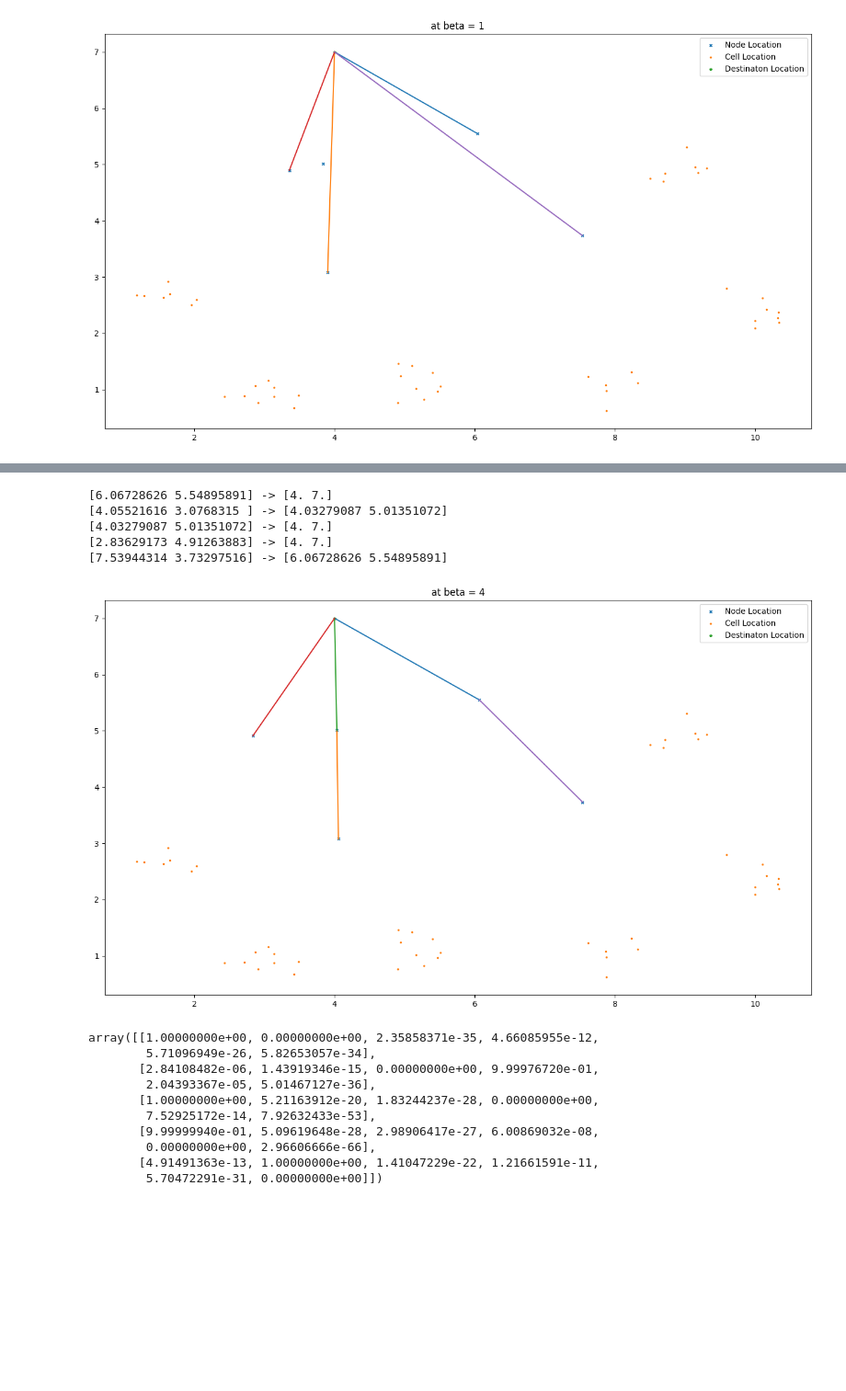
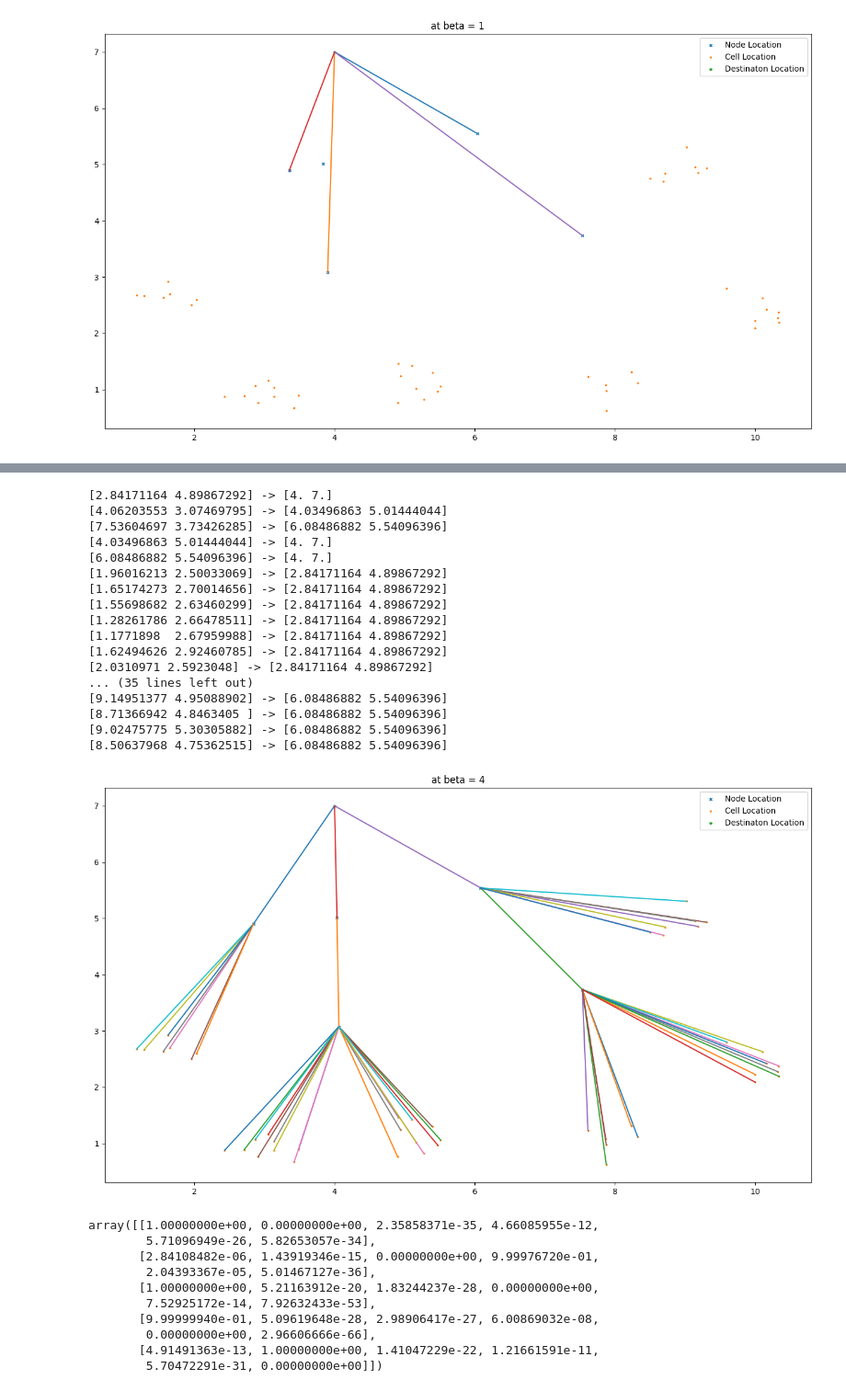
Before and after one commit to muskap/ParaMDP, a Jupyter notebook: Small_cell_net_paperModel_matricized_v2.ipynb, the cells around one changed output, grey strips where cells are left out. Shown at 92% size. Cells and saved outputs as stored; diff of their text form; code cells hidden in the pictures; blank space fills up the shorter version.

Commit message:
modified annealed policy and parameter optimization function to use Q ang G fixed points as initializations for next beta. updated plotting function.

```diff
--- a/Small_cell_net_paperModel_matricized_v2.ipynb
+++ b/Small_cell_net_paperModel_matricized_v2.ipynb
@@ -698,7 +698,7 @@ Until Convergence
 2. Fixing the updated policy, optimize parameters using gradient descent.
 # %%
 #define the policy and parameteroptimization routine here..
-def optimizePolicyNParams(model:SmallCellNet, gamma:float, beta:float, epsilon:float, n_iters:int, n_iters_qi:int, gd_iters:int, n_iters_gi:int, allow_print = True, reward2cost:int=-1):
+def optimizePolicyNParams(model:SmallCellNet, gamma:float, beta:float, epsilon:float, n_iters:int, n_iters_qi:int, gd_iters:int, n_iters_gi:int, allow_print = True, reward2cost:int=-1, aux_params:dict=None):
     '''
     function to optimize the poliy and parameters via alternating QIteration and parameter optimization via GIteration
     params:
@@ -721,9 +721,14 @@ def optimizePolicyNParams(model:SmallCellNet, gamma:float, beta:float, epsilon:f
     norm = [];
 
     #go ahead and directly start the alternating optimization iterations
-    Q_prev = np.zeros(shape = (*model.state_space_shape(), *model.act_space_shape()))
-    # V_QI = np.zeros(shape = (*model.state_space_shape(), *model.act_space_shape()));
-    V_GI = np.zeros(shape = (*model.state_space_shape(), model.parameters().shape[0]));
+    if(aux_params != None):
+        Q_prev = aux_params['Q'];
+        V_GI = aux_params['G'];
+    else:
+        Q_prev = np.zeros(shape = (*model.state_space_shape(), *model.act_space_shape()))
+        # V_QI = np.zeros(shape = (*model.state_space_shape(), *model.act_space_shape()));
+        V_GI = np.zeros(shape = (*model.state_space_shape(), model.parameters().shape[0]));
+
     for iter in range(n_iters):
 
         #for each iterations, firstly,  for the present model parametrs and the given beta..
@@ -750,6 +755,8 @@ def optimizePolicyNParams(model:SmallCellNet, gamma:float, beta:float, epsilon:f
     #finally return the optimal converged policy and the training parameters, optimized model parameters have already been updated on the model
     train_params['norm_diff'] = norm_diff;
     train_params['norm'] = norm;
+    train_params['Q'] = Q;
+    train_params['G'] = V_GI;
 
     return [finalPol, train_params];
 # %% [markdown]
@@ -793,6 +800,10 @@ def optimizePolicyNParams_annealed(model:SmallCellNet, gamma:float, beta_init:fl
     #direstly go ahead and start the iterations
     beta = beta_init; #initilize annealing temperature to initial value
     #start the iterations
+    Q = np.zeros(shape = (*model.state_space_shape(), *model.act_space_shape()))
+    # V_QI = np.zeros(shape = (*model.state_space_shape(), *model.act_space_shape()));
+    G = np.zeros(shape = (*model.state_space_shape(), model.parameters().shape[0]));
+
     while beta < beta_max:
 
         if(allow_print):
@@ -800,7 +811,11 @@ def optimizePolicyNParams_annealed(model:SmallCellNet, gamma:float, beta_init:fl
 
         #determine the optimal policy and parameters for the given beta
         [finalPol, train_params] = optimizePolicyNParams(model, gamma = gamma, beta = beta, epsilon=epsilon, n_iters=n_iters,
-        n_iters_qi=n_iters_qi, gd_iters=gd_iters, n_iters_gi=n_iters_gi, allow_print=allow_print, reward2cost=reward2cost);
+        n_iters_qi=n_iters_qi, gd_iters=gd_iters, n_iters_gi=n_iters_gi, allow_print=allow_print, reward2cost=reward2cost,
+        aux_params={'Q': Q, 'G': G});
+
+        Q = train_params['Q'];
+        G = train_params['G'];
 
         #with the optimal policy and optimal parameters determined perturb the optimal parameters for optimization at next beta
         #get the model parameters
@@ -819,7 +834,7 @@ def optimizePolicyNParams_annealed(model:SmallCellNet, gamma:float, beta_init:fl
 # %% [markdown]
 ### Function for plotting results
 # %%
-def plotPolicy(model:SmallCellNet, fp, title:str):
+def plotPolicy(model:SmallCellNet, fp, title:str, plotNodes:bool=False):
 
     #plot the nodepoints first
     plt.figure(figsize=(16,9))
@@ -829,9 +844,14 @@ def plotPolicy(model:SmallCellNet, fp, title:str):
     plt.legend();
 
     #now go ahead and plot the connections from the cell one cell location to next cell/destination location
-    for i in range(model.f):
-        plt.plot([model.cellLocations[i,0], model.X[np.argmax(fp[i+1]), 0]], [model.cellLocations[i,1], model.X[np.argmax(fp[i+1]), 1]]);
-        print(f'{model.cellLocations[i]} -> {model.X[np.argmax(fp[i+1])]}');
+    if(plotNodes):
+        end = model.n + model.f+1;
+    else:
+        end = model.f+1;
+
+    for i in range(1, end):
+        plt.plot([model.X[i,0], model.X[np.argmax(fp[i]), 0]], [model.X[i,1], model.X[np.argmax(fp[i]), 1]]);
+        print(f'{model.X[i]} -> {model.X[np.argmax(fp[i])]}');
 
     plt.title(title);
 # %%
@@ -1024,6 +1059,6 @@ array([  0.,   0.,   0.,   0.,   0.,   0.,  -8., -14.,   0.,   0.])
 # %% [markdown]
 0.001011
 # %%
-finalPol = optimizePolicyNParams_annealed(smallcell1, gamma = 0.9, beta_init = 1.001, beta_max= 4, beta_grow=0.01, sigma=0.01,
+finalPol = optimizePolicyNParams_annealed(smallcell1, gamma = 0.9, beta_init = 0.001, beta_max= 4, beta_grow=0.01, sigma=0.01,
 epsilon=0.0001, n_iters=50, n_iters_qi=201, gd_iters=200, n_iters_gi=500, allow_print=True, reward2cost=1);
 # %% [output]
@@ -1062,12 +1097,24 @@ array([6.06728626, 5.54895891, 4.05521616, 3.0768315 , 4.03279087,
 # %%
-plotPolicy(smallcell1, finalPol, 'at beta = 4');
+plotPolicy(smallcell1, finalPol, 'at beta = 4', plotNodes=True);
 # %% [output]
-[6.06728626 5.54895891] -> [4. 7.]
-[4.05521616 3.0768315 ] -> [4.03279087 5.01351072]
-[4.03279087 5.01351072] -> [4. 7.]
-[2.83629173 4.91263883] -> [4. 7.]
-[7.53944314 3.73297516] -> [6.06728626 5.54895891]
+[2.84171164 4.89867292] -> [4. 7.]
+[4.06203553 3.07469795] -> [4.03496863 5.01444044]
+[7.53604697 3.73426285] -> [6.08486882 5.54096396]
+[4.03496863 5.01444044] -> [4. 7.]
+[6.08486882 5.54096396] -> [4. 7.]
+[1.96016213 2.50033069] -> [2.84171164 4.89867292]
+[1.65174273 2.70014656] -> [2.84171164 4.89867292]
+[1.55698682 2.63460299] -> [2.84171164 4.89867292]
+[1.28261786 2.66478511] -> [2.84171164 4.89867292]
+[1.1771898  2.67959988] -> [2.84171164 4.89867292]
+[1.62494626 2.92460785] -> [2.84171164 4.89867292]
+[2.0310971 2.5923048] -> [2.84171164 4.89867292]
+... (35 lines left out)
+[9.14951377 4.95088902] -> [6.08486882 5.54096396]
+[8.71366942 4.8463405 ] -> [6.08486882 5.54096396]
+[9.02475775 5.30305882] -> [6.08486882 5.54096396]
+[8.50637968 4.75362515] -> [6.08486882 5.54096396]
-[figure, old version]
+[figure, new version]
 # %%
 finalPol[1:6]
 # %% [output]
```
Also changed, not shown: parts of 8 cells of this notebook.
